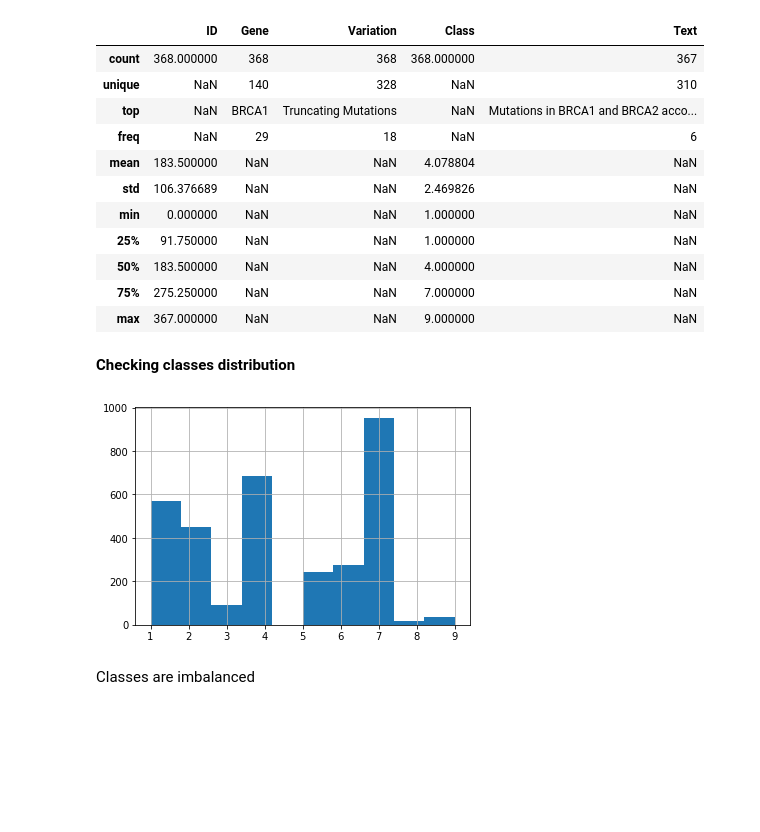
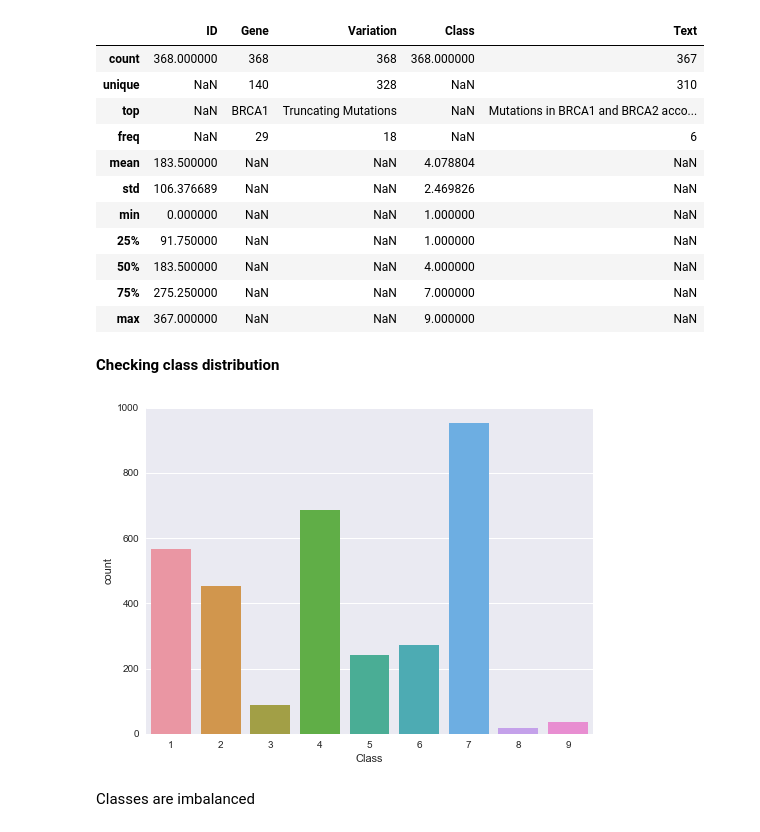
Before and after one commit to norbertstrzelecki/personalized_medicine_cancer_variants_classification, a Jupyter notebook: personalized_medicine_cancer_variants_classification.ipynb, the cells around one changed output. Saved outputs shown, nothing was run; the diff lists cells and outputs as text; code cells hidden in the pictures; blank space fills up the shorter version.

Commit message:
Added distibution plots

```diff
--- a/personalized_medicine_cancer_variants_classification.ipynb
+++ b/personalized_medicine_cancer_variants_classification.ipynb
@@ -132,10 +148,11 @@ df_test.describe(include='all')
 | 75% | 275.250000 | NaN | NaN | 7.000000 | NaN |
 | max | 367.000000 | NaN | NaN | 9.000000 | NaN |
 # %% [markdown]
-**Checking classes distribution**
+**Checking class distribution**
-# %%
-df_train['Class'].hist();
-# %% [output]
-[figure, removed]
+# %%
+plt.figure(figsize=(8,6))
+sns.countplot(df_train['Class']);
+# %% [output]
+[figure, added]
 # %% [markdown]
 Classes are imbalanced
```
Also changed, not shown: parts of 20 cells of this notebook.
